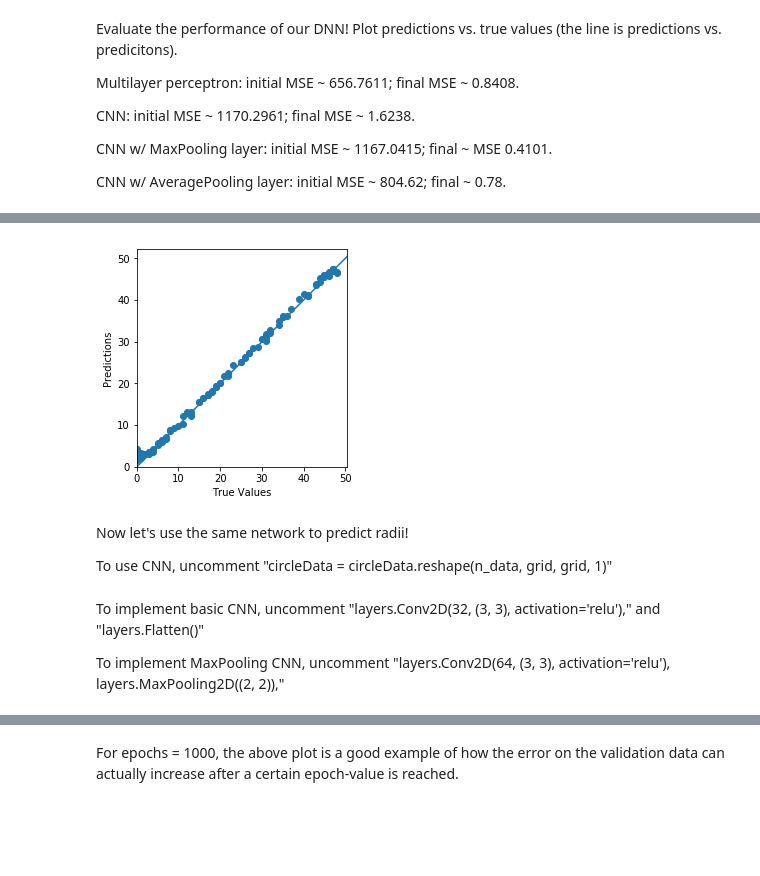
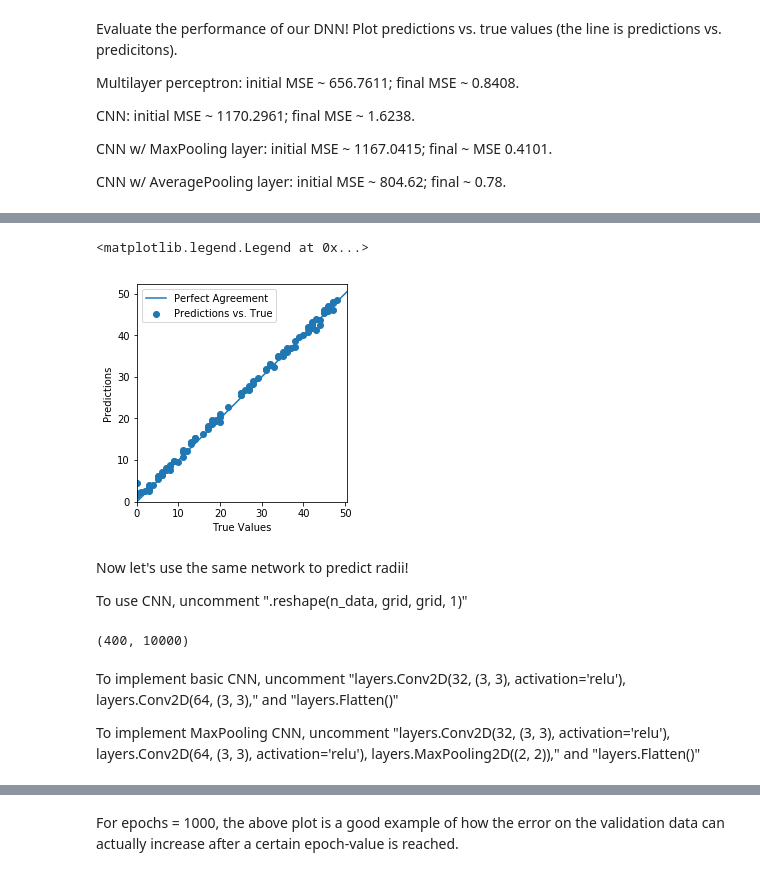
Before and after one commit to mdmorris/CNNsimple, a Jupyter notebook: CNN.ipynb, the cells around one changed output, grey strips where cells are left out. Saved outputs shown, nothing was run; the diff lists cells and outputs as text; code cells hidden in the pictures; blank space fills up the shorter version.

Commit message:
added more layers and direction

```diff
--- a/CNN.ipynb
+++ b/CNN.ipynb
@@ -139,16 +138,16 @@ array([[-0.2516661 ],
 # %% [markdown]
 Now train! (warning: if building CNN, computer tends to get loud)
 # %%
-class PrintDot(keras.callbacks.Callback):
-  def on_epoch_end(self, epoch, logs):
-    if epoch % 100 == 0:
-        print('')
-    print('.', end='')
+ class PrintDot(keras.callbacks.Callback):
+   def on_epoch_end(self, epoch, logs):
+     if epoch % 100 == 0:
+         print('')
+     print('.', end='')
 
-EPOCHS = 100
+ EPOCHS = 100
 
-history = model_circ.fit(
-  train_data, train_labels,
-  epochs=EPOCHS, validation_split = 0.2,
-  callbacks=[PrintDot()])
+ history = model_circ.fit(
+   train_data, train_labels,
+   epochs=EPOCHS, validation_split = 0.2, verbose = 0,
+   callbacks=[PrintDot()])
 # %% [output]
@@ -205,12 +188,12 @@ plot_history(history)
 Now have the model train with "early stopping". the tensorflow "early stopping" function has the training stop according to a monitor. In our case, we are stopping it when the monitor sees an insufficient change in variable loss within the last ten epochs.
 # %%
 model_circ = build_model()
-
-# The patience parameter is the amount of epochs to check for improvement
+EPOCHS = 1000
+#The patience parameter is the amount of epochs to check for improvement
 early_stop = keras.callbacks.EarlyStopping(monitor='val_loss', patience=10)
 
 history_earlyStop = model_circ.fit(train_data, train_labels, epochs=EPOCHS,
-                    validation_split = 0.2, verbose=0, callbacks=[early_stop, PrintDot()])
+                   validation_split = 0.2, verbose=0, callbacks=[early_stop, PrintDot()])
 plot_history(history_earlyStop)
 # %% [output]
 ....................................................................................................
@@ -233,12 +217,13 @@ CNN w/ AveragePooling layer: initial MSE ~ 804.62; final ~ 0.78.
 # %%
 test_predictions = model_circ.predict(test_data)
 results = model_circ.evaluate(test_data, test_labels)
-plt.scatter(test_labels.flatten(), test_predictions.flatten())
+plt.scatter(test_labels.flatten(), test_predictions.flatten(), label = 'Predictions vs. True')
 plt.xlabel('True Values')
 plt.ylabel('Predictions')
 plt.axis('equal')
 plt.axis('square')
 plt.xlim([0,plt.xlim()[1]])
 plt.ylim([0,plt.ylim()[1]])
-_ = plt.plot([-100, 100], [-100, 100])
+_ = plt.plot([-100, 100], [-100, 100], label="Perfect Agreement")
+plt.legend(loc='upper left')
 # %% [output]
@@ -246,20 +231,24 @@ _ = plt.plot([-100, 100], [-100, 100])
+<matplotlib.legend.Legend at 0x...>
-[figure, old version]
+[figure, new version]
 # %% [markdown]
 Now let's use the same network to predict radii!
 
-To use CNN, uncomment "circleData = circleData.reshape(n_data, grid, grid, 1)"
+To use CNN, uncomment ".reshape(n_data, grid, grid, 1)"
 # %%
-#circleData = circleData.reshape(n_data, grid, grid, 1)
-split = int(0.8*len(circleData))
-train_data_rad = circleData[:split]
+radData = circleData#.reshape(n_data, grid, grid, 1)
+split = int(0.8*len(radData))
+train_data_rad = radData[:split]
+print(train_data_rad.shape)
 train_labels_rad = radiiLabels[:split]
-test_data_rad = circleData[split:]
+test_data_rad = radData[split:]
 test_labels_rad = radiiLabels[split:]
+# %% [output]
+(400, 10000)
 # %% [markdown]
-To implement basic CNN, uncomment "layers.Conv2D(32, (3, 3), activation='relu')," and "layers.Flatten()"
+To implement basic CNN, uncomment "layers.Conv2D(32, (3, 3), activation='relu'), layers.Conv2D(64, (3, 3)," and "layers.Flatten()"
 
-To implement MaxPooling CNN, uncomment "layers.Conv2D(64, (3, 3), activation='relu'),
-    layers.MaxPooling2D((2, 2)),"
+To implement MaxPooling CNN, uncomment "layers.Conv2D(32, (3, 3), activation='relu'), layers.Conv2D(64, (3, 3), activation='relu'),
+    layers.MaxPooling2D((2, 2))," and "layers.Flatten()"
 # %%
 def build_model_rad():
   model = keras.Sequential([
```
Also changed, not shown: parts of 16 cells of this notebook.
